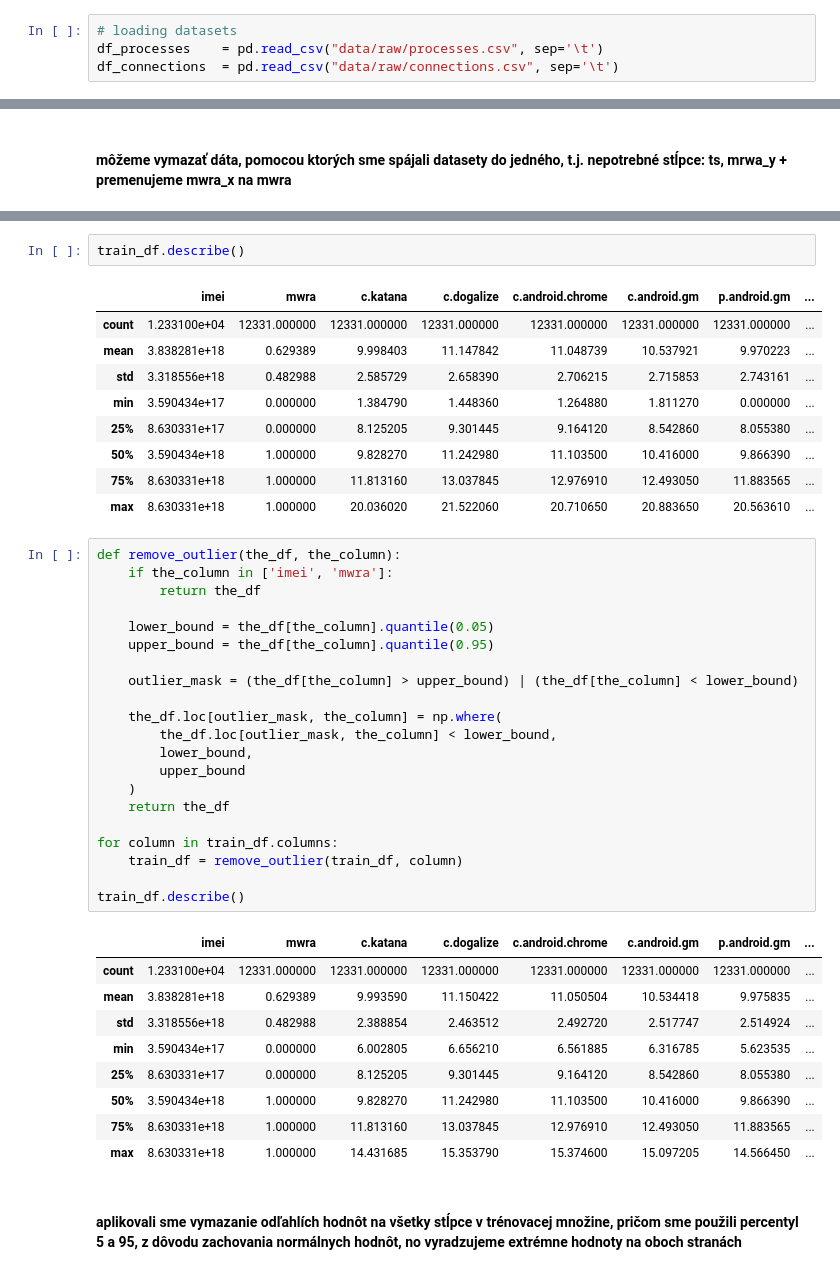
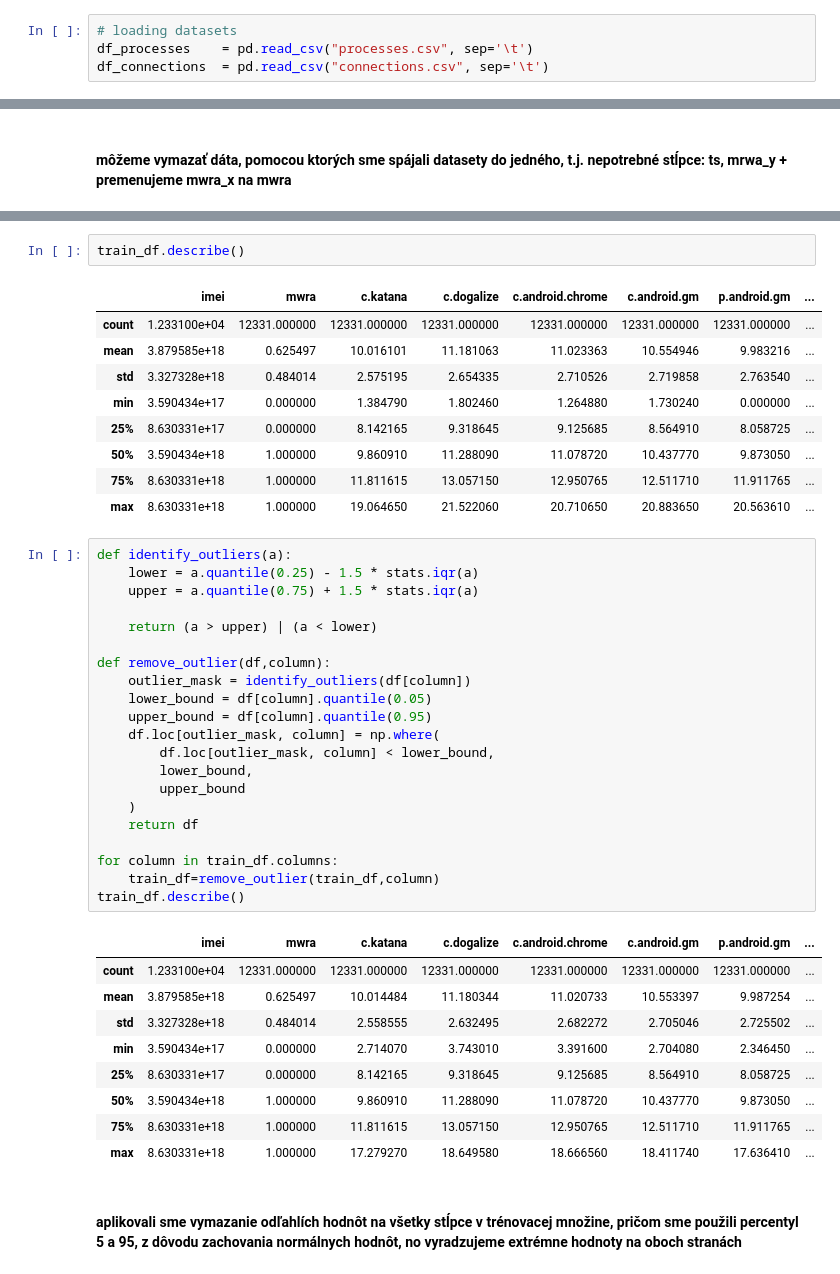
Before and after one commit to xtancos/IAU_project, a Jupyter notebook: ML.ipynb, the cells around one changed output, grey strips where cells are left out. Drawn from its saved outputs; the diff is of its cells as text.

```diff
--- a/ML.ipynb
+++ b/ML.ipynb
@@ -37,8 +37,8 @@ from sklearn.feature_selection import mutual_info_regression
 #### zlúčime potrebné dáta do jedného datasetu
 # %%
 # loading datasets
-df_processes    = pd.read_csv("data/raw/processes.csv", sep='\t')
-df_connections  = pd.read_csv("data/raw/connections.csv", sep='\t')
+df_processes    = pd.read_csv("processes.csv", sep='\t')
+df_connections  = pd.read_csv("connections.csv", sep='\t')
 # %% [markdown]
 #### vyberieme si dáta, ktoré sme identifikovali v EDA
 # %%
@@ -128,44 +128,44 @@ train_df.describe()
 # %% [output]
 |  | imei | mwra | c.katana | c.dogalize | c.android.chrome | c.android.gm | p.android.gm | ... |
 | count | 1.233100e+04 | 12331.000000 | 12331.000000 | 12331.000000 | 12331.000000 | 12331.000000 | 12331.000000 | ... |
-| mean | 3.838281e+18 | 0.629389 | 9.998403 | 11.147842 | 11.048739 | 10.537921 | 9.970223 | ... |
-| std | 3.318556e+18 | 0.482988 | 2.585729 | 2.658390 | 2.706215 | 2.715853 | 2.743161 | ... |
-| min | 3.590434e+17 | 0.000000 | 1.384790 | 1.448360 | 1.264880 | 1.811270 | 0.000000 | ... |
-| 25% | 8.630331e+17 | 0.000000 | 8.125205 | 9.301445 | 9.164120 | 8.542860 | 8.055380 | ... |
-| 50% | 3.590434e+18 | 1.000000 | 9.828270 | 11.242980 | 11.103500 | 10.416000 | 9.866390 | ... |
-| 75% | 8.630331e+18 | 1.000000 | 11.813160 | 13.037845 | 12.976910 | 12.493050 | 11.883565 | ... |
-| max | 8.630331e+18 | 1.000000 | 20.036020 | 21.522060 | 20.710650 | 20.883650 | 20.563610 | ... |
+| mean | 3.879585e+18 | 0.625497 | 10.016101 | 11.181063 | 11.023363 | 10.554946 | 9.983216 | ... |
+| std | 3.327328e+18 | 0.484014 | 2.575195 | 2.654335 | 2.710526 | 2.719858 | 2.763540 | ... |
+| min | 3.590434e+17 | 0.000000 | 1.384790 | 1.802460 | 1.264880 | 1.730240 | 0.000000 | ... |
+| 25% | 8.630331e+17 | 0.000000 | 8.142165 | 9.318645 | 9.125685 | 8.564910 | 8.058725 | ... |
+| 50% | 3.590434e+18 | 1.000000 | 9.860910 | 11.288090 | 11.078720 | 10.437770 | 9.873050 | ... |
+| 75% | 8.630331e+18 | 1.000000 | 11.811615 | 13.057150 | 12.950765 | 12.511710 | 11.911765 | ... |
+| max | 8.630331e+18 | 1.000000 | 19.064650 | 21.522060 | 20.710650 | 20.883650 | 20.563610 | ... |
 # %%
-def remove_outlier(the_df, the_column):
-    if the_column in ['imei', 'mwra']:
-        return the_df
+def identify_outliers(a):
+    lower = a.quantile(0.25) - 1.5 * stats.iqr(a)
+    upper = a.quantile(0.75) + 1.5 * stats.iqr(a)
 
-    lower_bound = the_df[the_column].quantile(0.05)
-    upper_bound = the_df[the_column].quantile(0.95)
+    return (a > upper) | (a < lower)
 
-    outlier_mask = (the_df[the_column] > upper_bound) | (the_df[the_column] < lower_bound)
-
-    the_df.loc[outlier_mask, the_column] = np.where(
-        the_df.loc[outlier_mask, the_column] < lower_bound,
+def remove_outlier(df,column):
+    outlier_mask = identify_outliers(df[column])
+    lower_bound = df[column].quantile(0.05)
+    upper_bound = df[column].quantile(0.95)
+    df.loc[outlier_mask, column] = np.where(
+        df.loc[outlier_mask, column] < lower_bound,
         lower_bound,
         upper_bound
     )
-    return the_df
+    return df
 
 for column in train_df.columns:
-    train_df = remove_outlier(train_df, column)
-
+    train_df=remove_outlier(train_df,column)
 train_df.describe()
 # %% [output]
 |  | imei | mwra | c.katana | c.dogalize | c.android.chrome | c.android.gm | p.android.gm | ... |
 | count | 1.233100e+04 | 12331.000000 | 12331.000000 | 12331.000000 | 12331.000000 | 12331.000000 | 12331.000000 | ... |
-| mean | 3.838281e+18 | 0.629389 | 9.993590 | 11.150422 | 11.050504 | 10.534418 | 9.975835 | ... |
-| std | 3.318556e+18 | 0.482988 | 2.388854 | 2.463512 | 2.492720 | 2.517747 | 2.514924 | ... |
-| min | 3.590434e+17 | 0.000000 | 6.002805 | 6.656210 | 6.561885 | 6.316785 | 5.623535 | ... |
-| 25% | 8.630331e+17 | 0.000000 | 8.125205 | 9.301445 | 9.164120 | 8.542860 | 8.055380 | ... |
-| 50% | 3.590434e+18 | 1.000000 | 9.828270 | 11.242980 | 11.103500 | 10.416000 | 9.866390 | ... |
-| 75% | 8.630331e+18 | 1.000000 | 11.813160 | 13.037845 | 12.976910 | 12.493050 | 11.883565 | ... |
-| max | 8.630331e+18 | 1.000000 | 14.431685 | 15.353790 | 15.374600 | 15.097205 | 14.566450 | ... |
+| mean | 3.879585e+18 | 0.625497 | 10.014484 | 11.180344 | 11.020733 | 10.553397 | 9.987254 | ... |
+| std | 3.327328e+18 | 0.484014 | 2.558555 | 2.632495 | 2.682272 | 2.705046 | 2.725502 | ... |
+| min | 3.590434e+17 | 0.000000 | 2.714070 | 3.743010 | 3.391600 | 2.704080 | 2.346450 | ... |
+| 25% | 8.630331e+17 | 0.000000 | 8.142165 | 9.318645 | 9.125685 | 8.564910 | 8.058725 | ... |
+| 50% | 3.590434e+18 | 1.000000 | 9.860910 | 11.288090 | 11.078720 | 10.437770 | 9.873050 | ... |
+| 75% | 8.630331e+18 | 1.000000 | 11.811615 | 13.057150 | 12.950765 | 12.511710 | 11.911765 | ... |
+| max | 8.630331e+18 | 1.000000 | 17.279270 | 18.649580 | 18.666560 | 18.411740 | 17.636410 | ... |
 # %% [markdown]
 #### aplikovali sme vymazanie odľahlích hodnôt na všetky stĺpce v trénovacej množine, pričom sme použili percentyl 5 a 95, z dôvodu zachovania normálnych hodnôt, no vyradzujeme extrémne hodnoty na oboch stranách
 # %%
```
Also changed, not shown: parts of 17 cells of this notebook.
